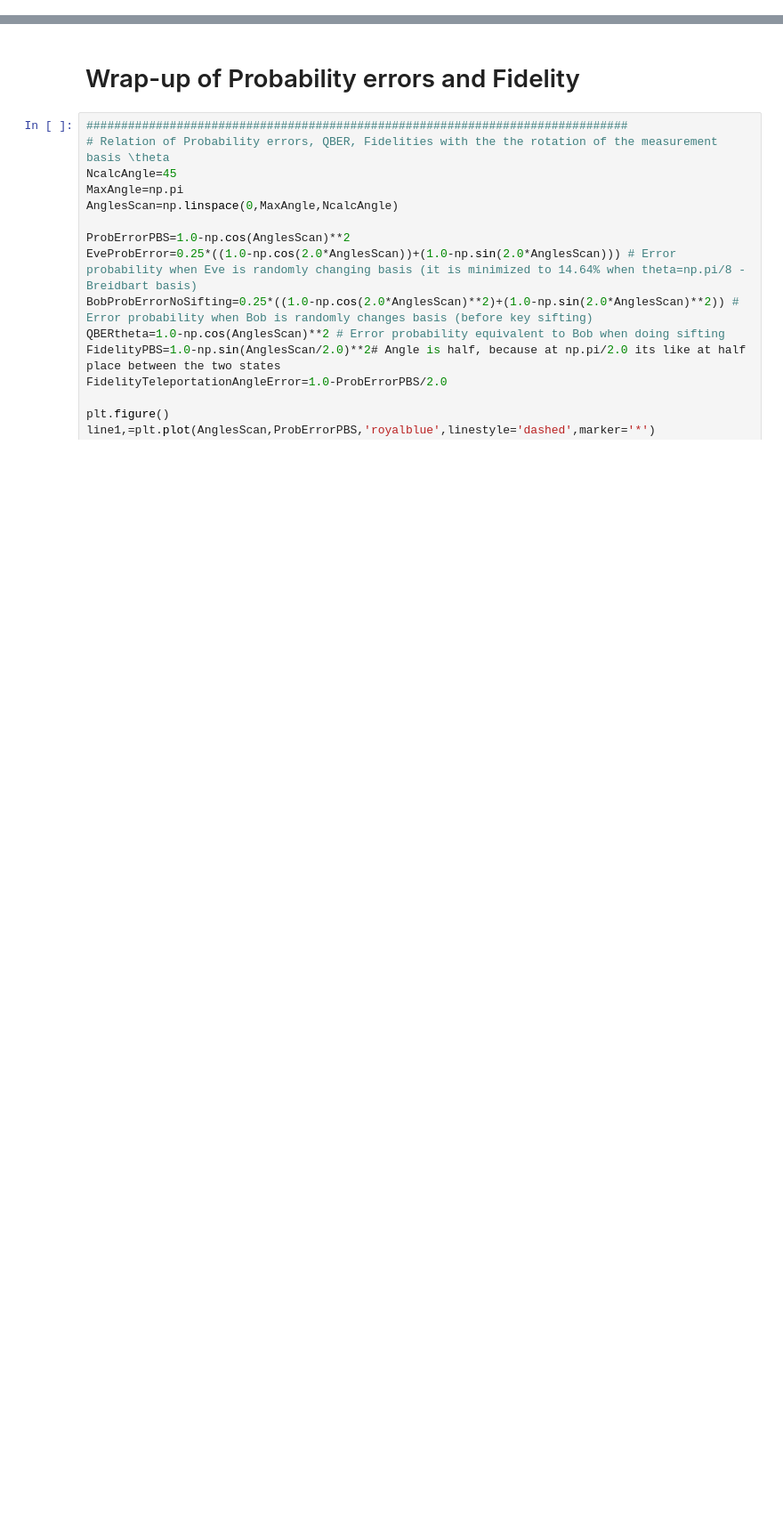
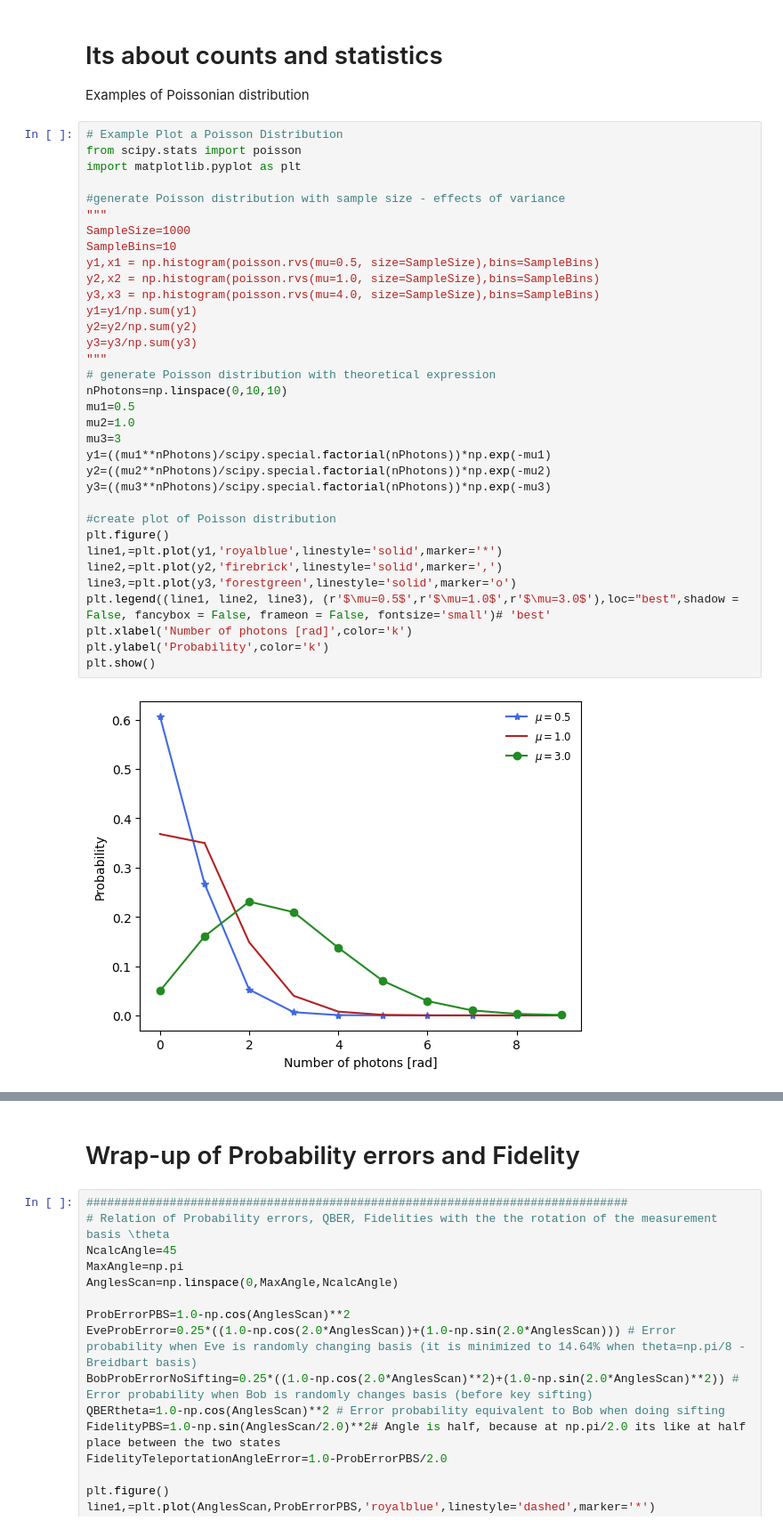
Before and after one commit to marcjofreProf/SeminarQuantumTechnologiesCybersecurity, a Jupyter notebook: Class - Session4 - QuantumInstrumentsInfrastructure.ipynb, the cells around one changed output, grey strips where cells are left out. Shown at 89% size. Cells and saved outputs as stored; diff of their text form; blank space fills up the shorter version.

```diff
--- a/Class - Session4 - QuantumInstrumentsInfrastructure.ipynb
+++ b/Class - Session4 - QuantumInstrumentsInfrastructure.ipynb
@@ -203,0 +25,40 @@ interactive(children=(Dropdown(description='keysize', options=(128, 256, 512), v
+# %% [markdown]
+# Its about counts and statistics
+
+Examples of Poissonian distribution
+# %%
+# Example Plot a Poisson Distribution
+from scipy.stats import poisson
+import matplotlib.pyplot as plt
+
+#generate Poisson distribution with sample size - effects of variance
+"""
+SampleSize=1000
+SampleBins=10
+y1,x1 = np.histogram(poisson.rvs(mu=0.5, size=SampleSize),bins=SampleBins)
+y2,x2 = np.histogram(poisson.rvs(mu=1.0, size=SampleSize),bins=SampleBins)
+y3,x3 = np.histogram(poisson.rvs(mu=4.0, size=SampleSize),bins=SampleBins)
+y1=y1/np.sum(y1)
+y2=y2/np.sum(y2)
+y3=y3/np.sum(y3)
+"""
+# generate Poisson distribution with theoretical expression
+nPhotons=np.linspace(0,10,10)
+mu1=0.5
+mu2=1.0
+mu3=3
+y1=((mu1**nPhotons)/scipy.special.factorial(nPhotons))*np.exp(-mu1)
+y2=((mu2**nPhotons)/scipy.special.factorial(nPhotons))*np.exp(-mu2)
+y3=((mu3**nPhotons)/scipy.special.factorial(nPhotons))*np.exp(-mu3)
+
+#create plot of Poisson distribution
+plt.figure()
+line1,=plt.plot(y1,'royalblue',linestyle='solid',marker='*')
+line2,=plt.plot(y2,'firebrick',linestyle='solid',marker=',')
+line3,=plt.plot(y3,'forestgreen',linestyle='solid',marker='o')
+plt.legend((line1, line2, line3), (r'$\mu=0.5$',r'$\mu=1.0$',r'$\mu=3.0$'),loc="best",shadow = False, fancybox = False, frameon = False, fontsize='small')# 'best'
+plt.xlabel('Number of photons [rad]',color='k')
+plt.ylabel('Probability',color='k')
+plt.show()
+# %% [output]
+[figure, added]
```
Also changed, not shown: parts of 5 cells of this notebook, 1 other file.
